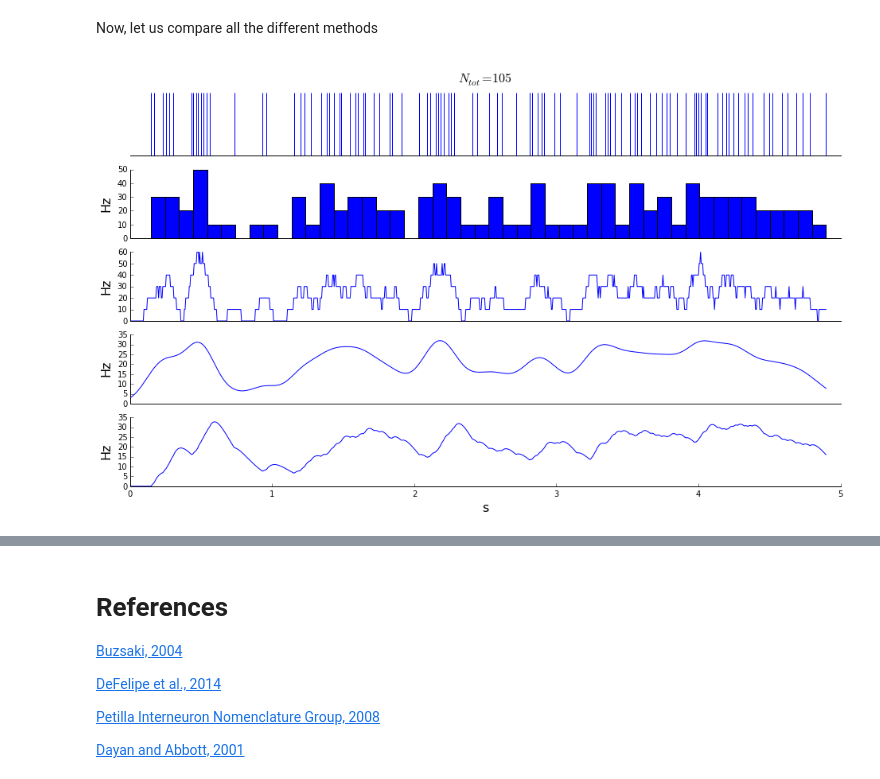
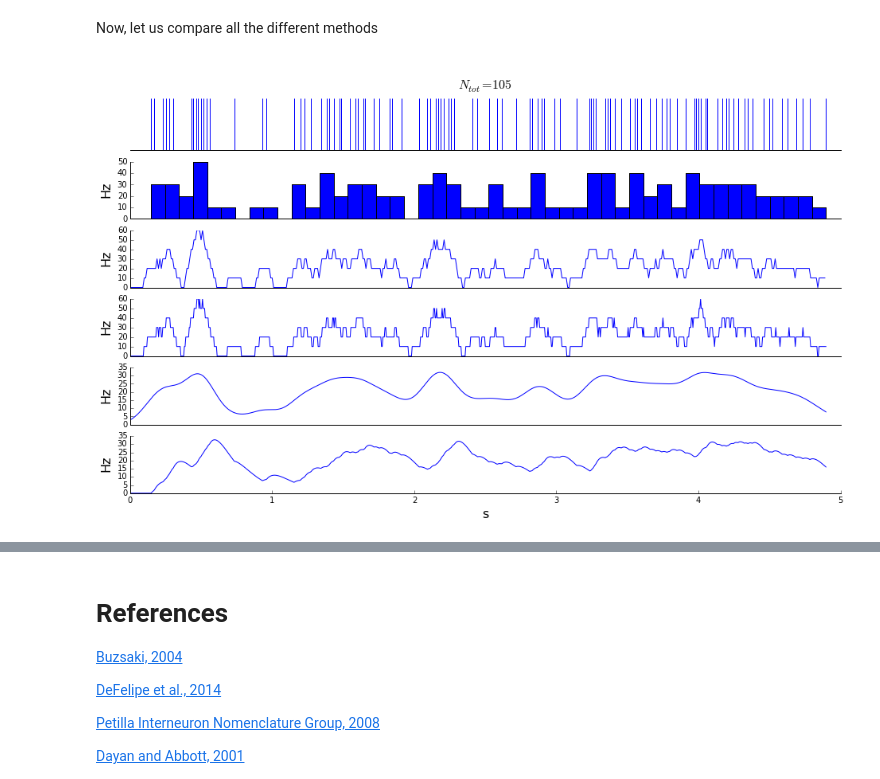
Before and after one commit to CINPLA/SummerSchool2015, a Jupyter notebook: excell/MultiunitExcellAnalysis.ipynb, the cells around one changed output, grey strips where cells are left out. Cells and saved outputs as stored; diff of their text form; code cells hidden in the pictures.

```diff
--- a/excell/MultiunitExcellAnalysis.ipynb
+++ b/excell/MultiunitExcellAnalysis.ipynb
@@ -50,14 +54,16 @@ We begin by loading data
 i = neo.io.NeoMatlabIO('DVH_2012101313.mat')# T7U1
 e = neo.io.NeoMatlabIO('DVH_2012111410.mat')# T8U1
 data = {}
-data['1313'] = {}
-data['1410'] = {}
-data['1313']['blk'] = i.read_block()
-data['1313']['tetrode'] = 'T7'
-data['1313']['unit'] = 'U1'
-data['1410']['blk'] = e.read_block()
-data['1410']['tetrode'] = 'T8'
-data['1410']['unit'] = 'U1'
+data['1313'] = {
+    'blk'    : i.read_block(),
+    'tetrode': 'T7',
+    'unit'   : 'U1',
+    }
+data['1410'] = {
+    'blk'    : e.read_block(),
+    'tetrode': 'T8',
+    'unit'   : 'U1'
+    }
 # %% [markdown]
 We select one spike from a tetrode (four electrodes (channels))
 # %%
@@ -231,16 +250,18 @@ plot_spiketrain(data['1313'],
 # %% [markdown]
 Now, let us compare all the different methods
 # %%
-plot_spiketrain(data['1313'],
+plot_spikedata(data['1313'],
                 t_stop=5,
                 sigma=.1,
                 causal=True,
                 raster=True,
                 gaussian=True,
                 rectangular=True,
-                histogram=True)
+                histogram=True,
+                slidwin=True,
+                winStep=10e-3)
 # %% [output]
-[figure, old version]
+[figure, new version]
 # %% [markdown]
 **Firing rate of grid cells**
 <img src="gridcells.png"> (Bonnevie, 2013, Figure 2)
```
Also changed, not shown: parts of 9 cells of this notebook, 2 other files.
